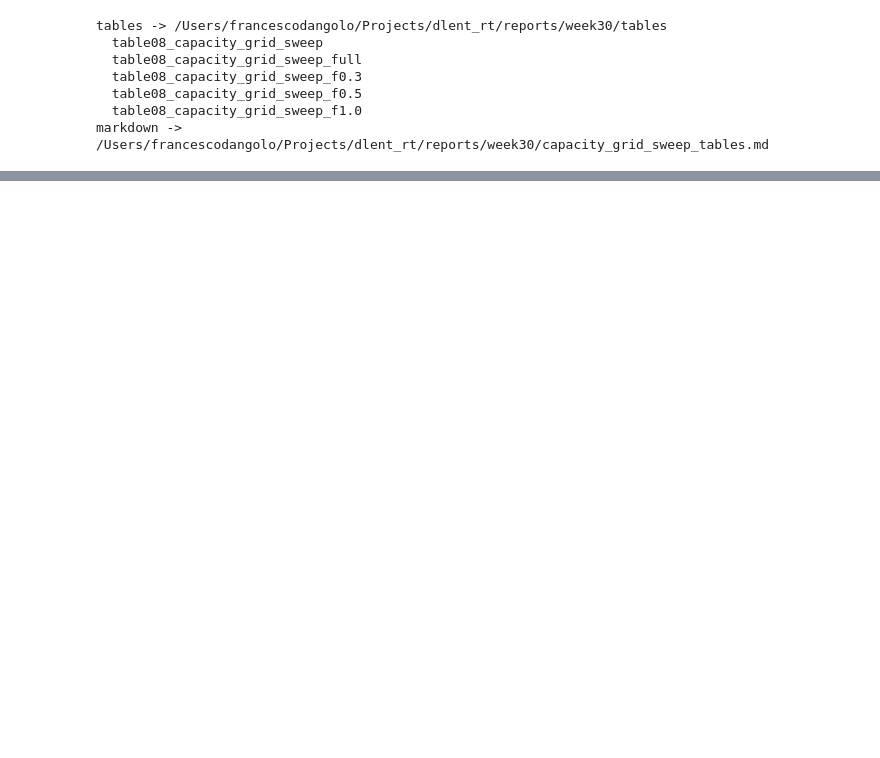
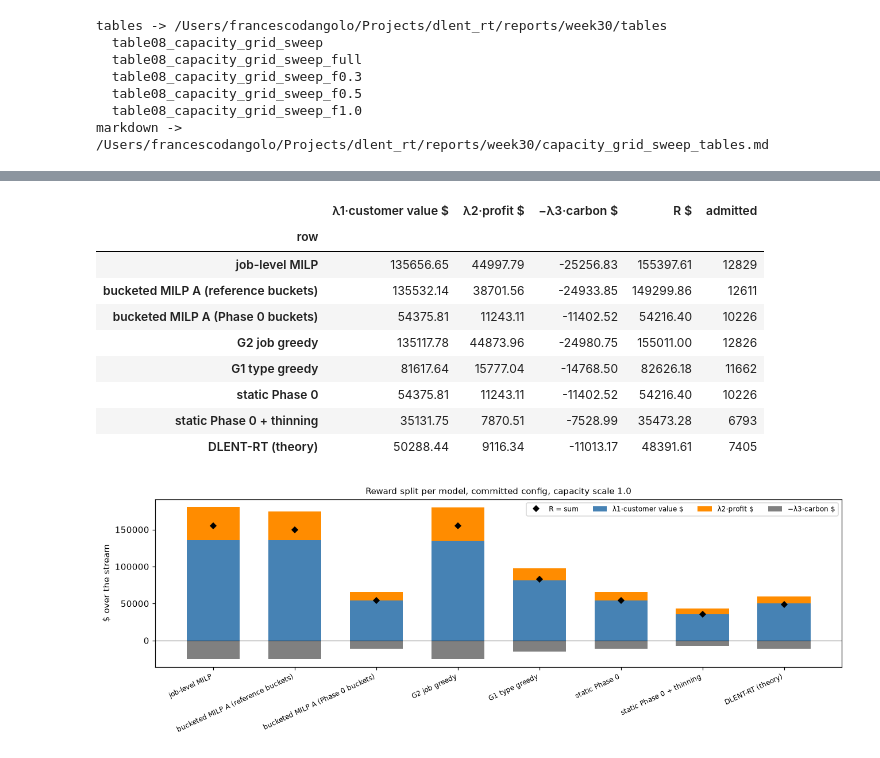
Before and after one commit to dangolofrancesco/dlent_rt, a Jupyter notebook: notebooks/03_main_algorithm_analysis.ipynb, the cells around one changed output, grey strips where cells are left out. Drawn from its saved outputs; the diff is of its cells as text; code cells hidden in the pictures; blank space fills up the shorter version.

```diff
--- a/notebooks/03_main_algorithm_analysis.ipynb
+++ b/notebooks/03_main_algorithm_analysis.ipynb
@@ -1468,0 +1655,16 @@ markdown -> /Users/francescodangolo/Projects/dlent_rt/reports/week30/capacity_gr
+# %%
+SPLIT0 = reward_split(B0, SETS0)
+display(SPLIT0.style.format(precision=2))
+plot_split(SPLIT0, "Reward split per model, committed config, capacity scale 1.0", "fig10_reward_split")
+# %% [output]
+|  | λ1·customer value $ | λ2·profit $ | −λ3·carbon $ | R $ | admitted |
+| row |  |  |  |  |  |
+| job-level MILP | 135656.65 | 44997.79 | -25256.83 | 155397.61 | 12829 |
+| bucketed MILP A (reference buckets) | 135532.14 | 38701.56 | -24933.85 | 149299.86 | 12611 |
+| bucketed MILP A (Phase 0 buckets) | 54375.81 | 11243.11 | -11402.52 | 54216.40 | 10226 |
+| G2 job greedy | 135117.78 | 44873.96 | -24980.75 | 155011.00 | 12826 |
+| G1 type greedy | 81617.64 | 15777.04 | -14768.50 | 82626.18 | 11662 |
+| static Phase 0 | 54375.81 | 11243.11 | -11402.52 | 54216.40 | 10226 |
+| static Phase 0 + thinning | 35131.75 | 7870.51 | -7528.99 | 35473.28 | 6793 |
+| DLENT-RT (theory) | 50288.44 | 9116.34 | -11013.17 | 48391.61 | 7405 |
+[figure, added]
```
Also changed, not shown: parts of 16 cells of this notebook, 3 other files.
